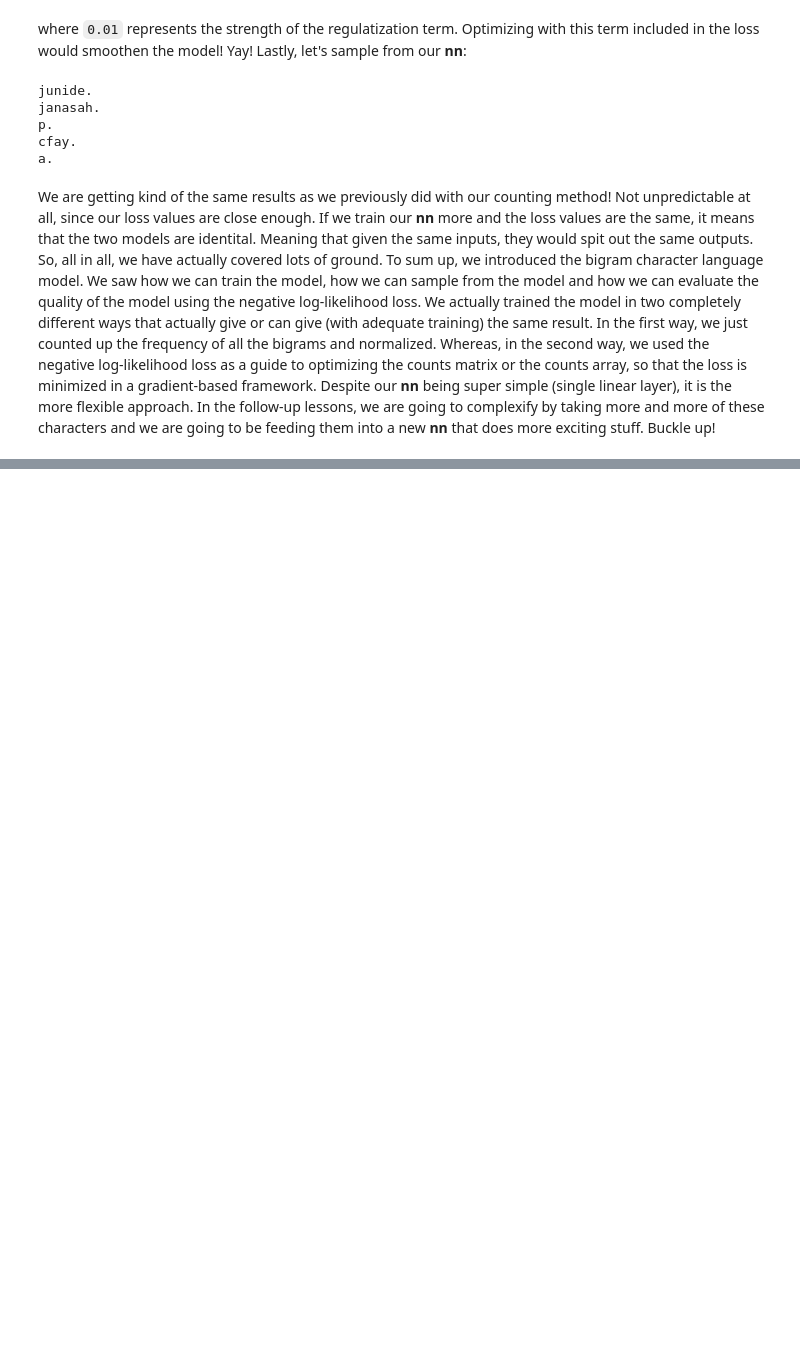
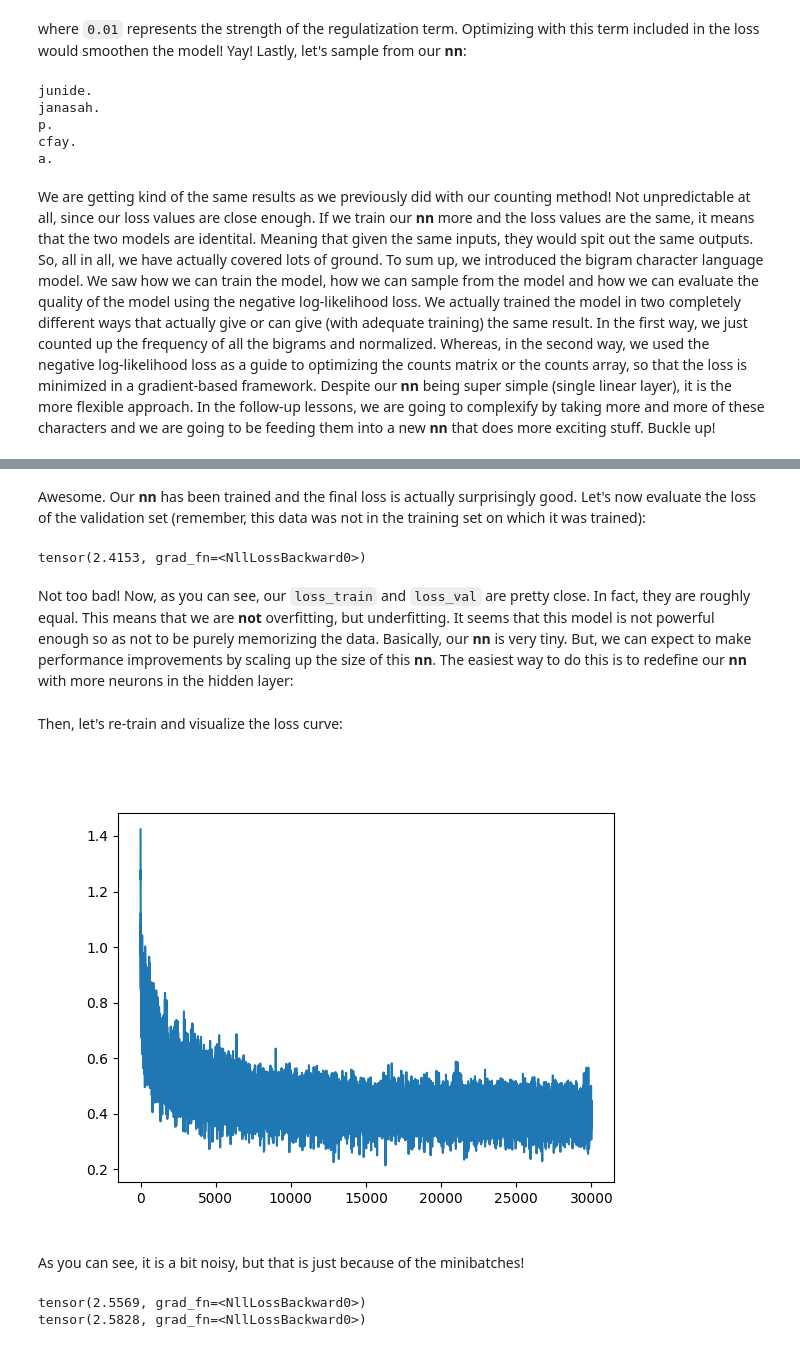
Before and after one commit to ckaraneen/micrograduate, a Jupyter notebook: micrograduate.ipynb, the cells around one changed output, grey strips where cells are left out. Cells and saved outputs as stored; diff of their text form; code cells hidden in the pictures; blank space fills up the shorter version.

```diff
--- a/micrograduate.ipynb
+++ b/micrograduate.ipynb
@@ -1780,0 +2404,11 @@ We are getting kind of the same results as we previously did with our counting m
+# %%
+import random
+random.seed(42)
+random.shuffle(words)
+lenwords = len(words)
+n1 = int(0.8 * lenwords)
+n2 = int(0.9 * lenwords)
+print(f'{lenwords=}')
+print(f'{n1} words in training set')
+print(f'{n2 - n1} words in validation set')
+print(f'{lenwords - n2} words in test')
@@ -1780,0 +2420,4 @@ We are getting kind of the same results as we previously did with our counting m
+# %%
+xtrain, ytrain = build_dataset(words[:n1])
+xval, yval = build_dataset(words[n1:n2])
+xtest, ytest = build_dataset(words[n2:])
@@ -1780,0 +2434,43 @@ We are getting kind of the same results as we previously did with our counting m
+# %% [markdown]
+Awesome. Our **nn** has been trained and the final loss is actually surprisingly good. Let's now evaluate the loss of the validation set (remember, this data was not in the training set on which it was trained):
+# %%
+loss_val = forward_pass(xval, yval)
+loss_val
+# %% [output]
+tensor(2.4153, grad_fn=<NllLossBackward0>)
+# %% [markdown]
+Not too bad! Now, as you can see, our `loss_train` and `loss_val` are pretty close. In fact, they are roughly equal. This means that we are **not** overfitting, but underfitting. It seems that this model is not powerful enough so as not to be purely memorizing the data. Basically, our **nn** is very tiny. But, we can expect to make performance improvements by scaling up the size of this **nn**. The easiest way to do this is to redefine our **nn** with more neurons in the hidden layer:
+# %%
+parameters = define_nn(l1out=300)
+# %% [markdown]
+Then, let's re-train and visualize the loss curve:
+# %%
+lossi = []
+stepi = []
+for p in parameters:
+    p.requires_grad = True
+for i in range(30000):
+    batchix = torch.randint(0, xtrain.shape[0], (batchsize,))
+    bx, by = xtrain[batchix], ytrain[batchix]
+    loss = forward_pass(bx, by)
+    for p in parameters:
+        p.grad = None
+    loss.backward()
+    for p in parameters:
+        p.data += -lr * p.grad
+    stepi.append(i)
+    lossi.append(loss.log10().item())
+plt.figure()
+plt.plot(stepi, lossi);
+# %% [output]
+[figure, added]
+# %% [markdown]
+As you can see, it is a bit noisy, but that is just because of the minibatches!
+# %%
+loss_train = forward_pass(xtrain, ytrain)
+loss_val = forward_pass(xval, yval)
+print(loss_train)
+print(loss_val)
+# %% [output]
+tensor(2.5569, grad_fn=<NllLossBackward0>)
+tensor(2.5828, grad_fn=<NllLossBackward0>)
```
Also changed, not shown: parts of 129 cells of this notebook, 1 other file.
